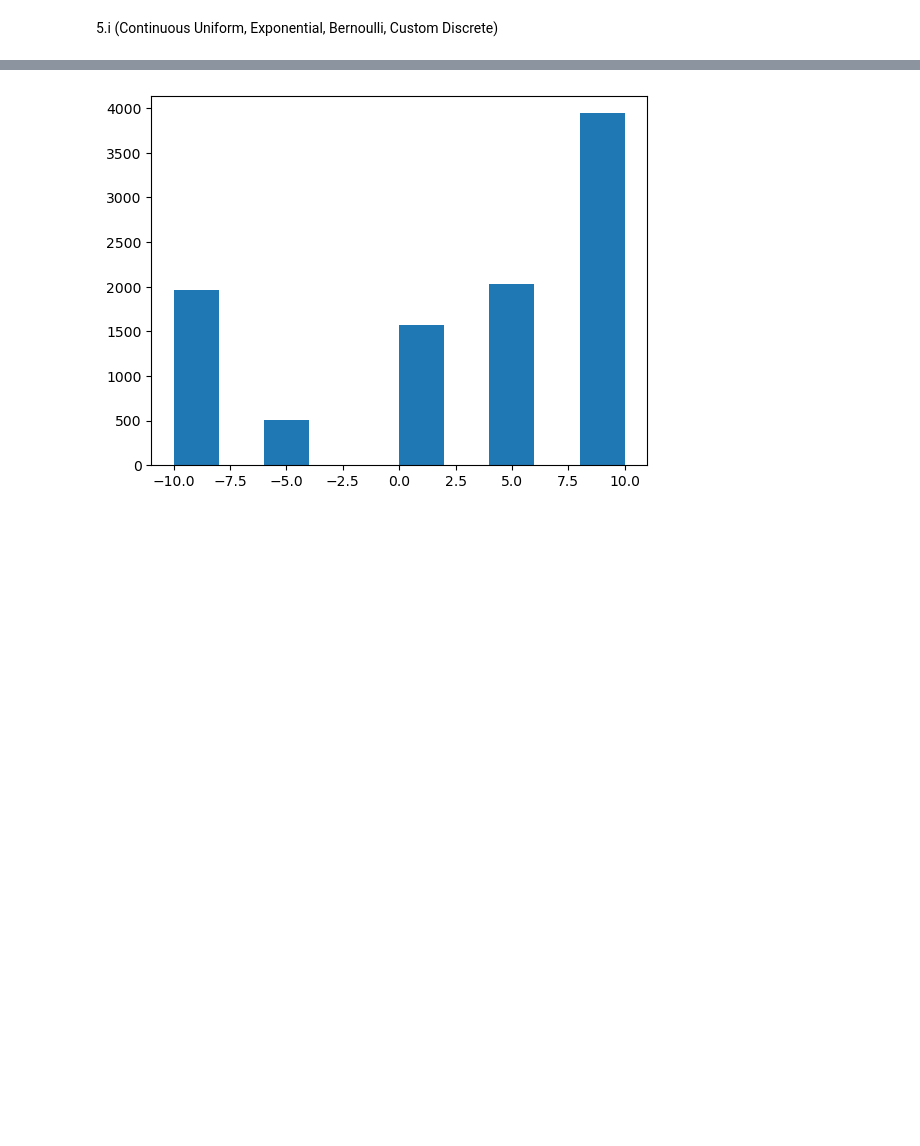
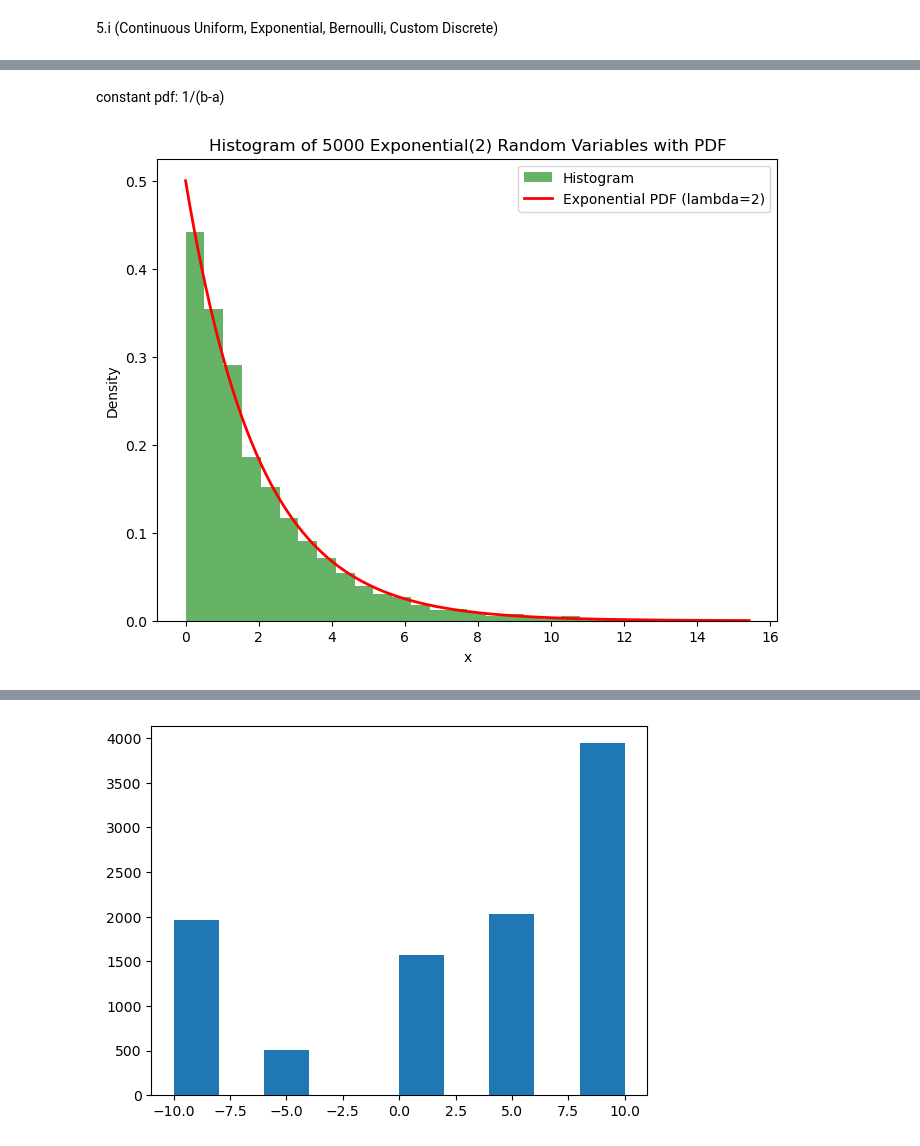
Before and after one commit to atkrish0/numerical-analysis-rbs, a Jupyter notebook: hw1/q5.ipynb, the cells around one changed output, grey strips where cells are left out. Drawn from its saved outputs; the diff is of its cells as text; code cells hidden in the pictures; blank space fills up the shorter version.

```diff
--- a/hw1/q5.ipynb
+++ b/hw1/q5.ipynb
@@ -53,0 +39,28 @@ plt.hist(gX); plt.show()
+# %% [markdown]
+constant pdf: 1/(b-a)
+# %%
+# exponential distribution
+
+def generate_expo(lamb, num_samples):
+    U = np.random.uniform(0, 1, num_samples)
+    X = -lamb * np.log(U)
+    return X
+
+lamb = 2
+samples = 5000
+exp_samples = generate_expo(lamb, samples)
+
+plt.figure(figsize=(8, 6))
+plt.hist(exp_samples, bins=30, density=True, alpha=0.6, color='g', label='Histogram')
+
+x = np.linspace(0, max(exp_samples), 1000)
+pdf = (1/lamb) * np.exp(-x/lamb)
+plt.plot(x, pdf, 'r-', lw=2, label=f'Exponential PDF (lambda={lamb})')
+
+plt.title(f'Histogram of 5000 Exponential({lamb}) Random Variables with PDF')
+plt.xlabel('x')
+plt.ylabel('Density')
+plt.legend()
+plt.show()
+# %% [output]
+[figure, added]
```
Also changed, not shown: parts of 14 cells of this notebook, 1 other file.
